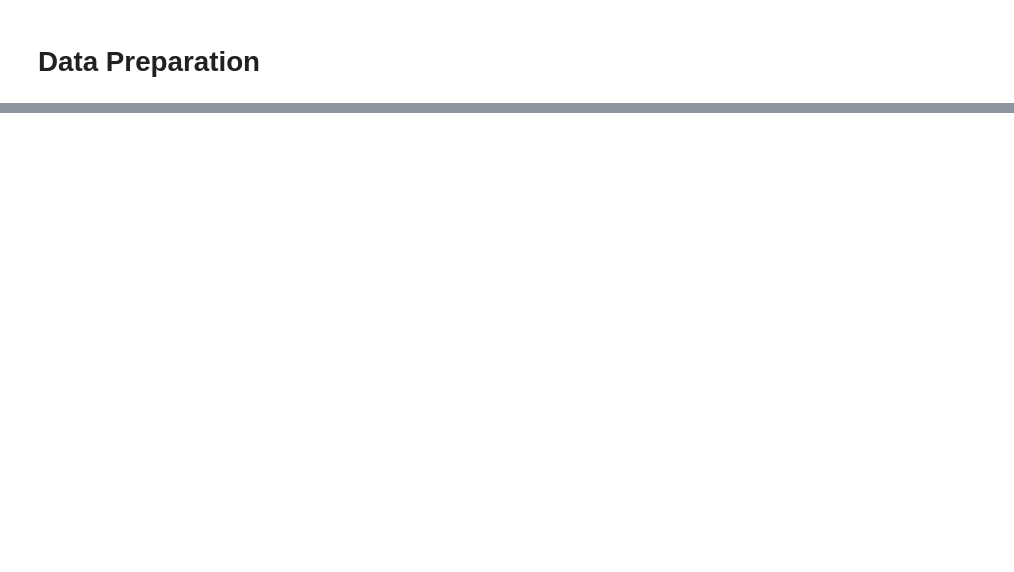
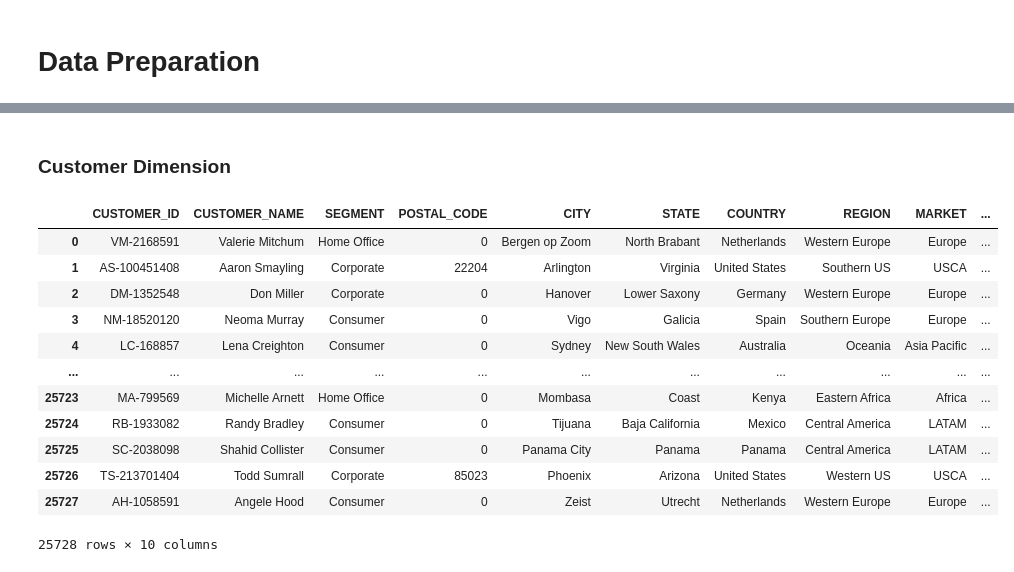
Before and after one commit to talibtahir/ETL, a Jupyter notebook: ETL_2.ipynb, the cells around one changed output, grey strips where cells are left out. Cells and saved outputs as stored; diff of their text form; code cells hidden in the pictures; blank space fills up the shorter version.

```diff
--- a/ETL_2.ipynb
+++ b/ETL_2.ipynb
@@ -242,0 +253,9 @@ df['COUNTRY_RANK'] = df.groupby('COUNTRY')['TOTAL_PRICE'].rank(method="dense", a
+# %%
+df['YEAR'] = df['ORDER_DATE'].dt.year
+# %%
+df['DAY_NAME'] = df['ORDER_DATE'].dt.day_name()
+# %%
+df['DELIVERY_DAYS'] = df['SHIP_DATE'] - df['ORDER_DATE']
+# %%
+df['DATE_ID'] = df.index
+df['PAYMENT_ID'] = df.index
@@ -242,0 +276,33 @@ df['COUNTRY_RANK'] = df.groupby('COUNTRY')['TOTAL_PRICE'].rank(method="dense", a
+# %% [markdown]
+### Customer Dimension
+# %%
+dim_Customer = (
+    df[[
+        'CUSTOMER_ID',
+        'CUSTOMER_NAME',
+        'SEGMENT',
+        'POSTAL_CODE',
+        'CITY',
+        'STATE',
+        'COUNTRY',
+        'REGION',
+        'MARKET',
+        'COUNTRY_RANK'
+    ]]
+
+)
+dim_Customer
+# %% [output]
+|  | CUSTOMER_ID | CUSTOMER_NAME | SEGMENT | POSTAL_CODE | CITY | STATE | COUNTRY | REGION | MARKET | ... |
+| 0 | VM-2168591 | Valerie Mitchum | Home Office | 0 | Bergen op Zoom | North Brabant | Netherlands | Western Europe | Europe | ... |
+| 1 | AS-100451408 | Aaron Smayling | Corporate | 22204 | Arlington | Virginia | United States | Southern US | USCA | ... |
+| 2 | DM-1352548 | Don Miller | Corporate | 0 | Hanover | Lower Saxony | Germany | Western Europe | Europe | ... |
+| 3 | NM-18520120 | Neoma Murray | Consumer | 0 | Vigo | Galicia | Spain | Southern Europe | Europe | ... |
+| 4 | LC-168857 | Lena Creighton | Consumer | 0 | Sydney | New South Wales | Australia | Oceania | Asia Pacific | ... |
+| ... | ... | ... | ... | ... | ... | ... | ... | ... | ... | ... |
+| 25723 | MA-799569 | Michelle Arnett | Home Office | 0 | Mombasa | Coast | Kenya | Eastern Africa | Africa | ... |
+| 25724 | RB-1933082 | Randy Bradley | Consumer | 0 | Tijuana | Baja California | Mexico | Central America | LATAM | ... |
+| 25725 | SC-2038098 | Shahid Collister | Consumer | 0 | Panama City | Panama | Panama | Central America | LATAM | ... |
+| 25726 | TS-213701404 | Todd Sumrall | Corporate | 85023 | Phoenix | Arizona | United States | Western US | USCA | ... |
+| 25727 | AH-1058591 | Angele Hood | Consumer | 0 | Zeist | Utrecht | Netherlands | Western Europe | Europe | ... |
+25728 rows × 10 columns
```
Also changed, not shown: parts of 17 cells of this notebook, 4 other files.
